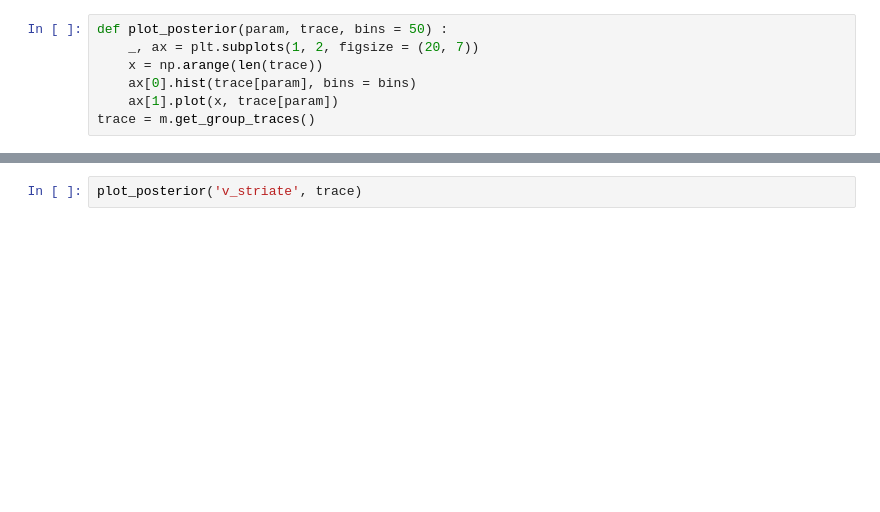
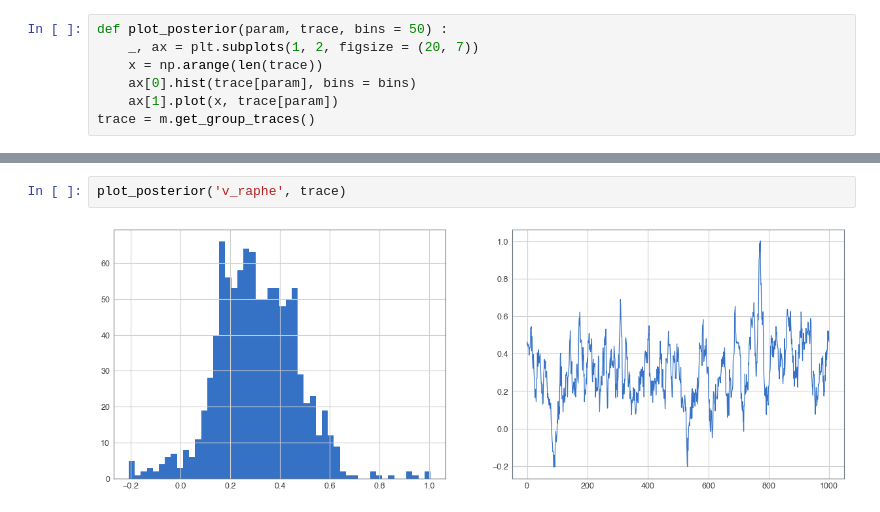
Before and after one commit to awakhloo/Neuromatch, a Jupyter notebook: hddm linear model - dat prep.ipynb, the cells around one changed output, grey strips where cells are left out. Saved outputs shown, nothing was run; the diff lists cells and outputs as text; blank space fills up the shorter version.

```diff
--- a/hddm linear model - dat prep.ipynb
+++ b/hddm linear model - dat prep.ipynb
@@ -121,4 +122,6 @@ plot_posterior('v_Intercept', trace)
 # %%
-plot_posterior('v_striate', trace)
+plot_posterior('v_raphe', trace)
+# %% [output]
+[figure, added]
 # %%
 plot_posterior('a', trace)
```
Also changed, not shown: parts of 20 cells of this notebook.
